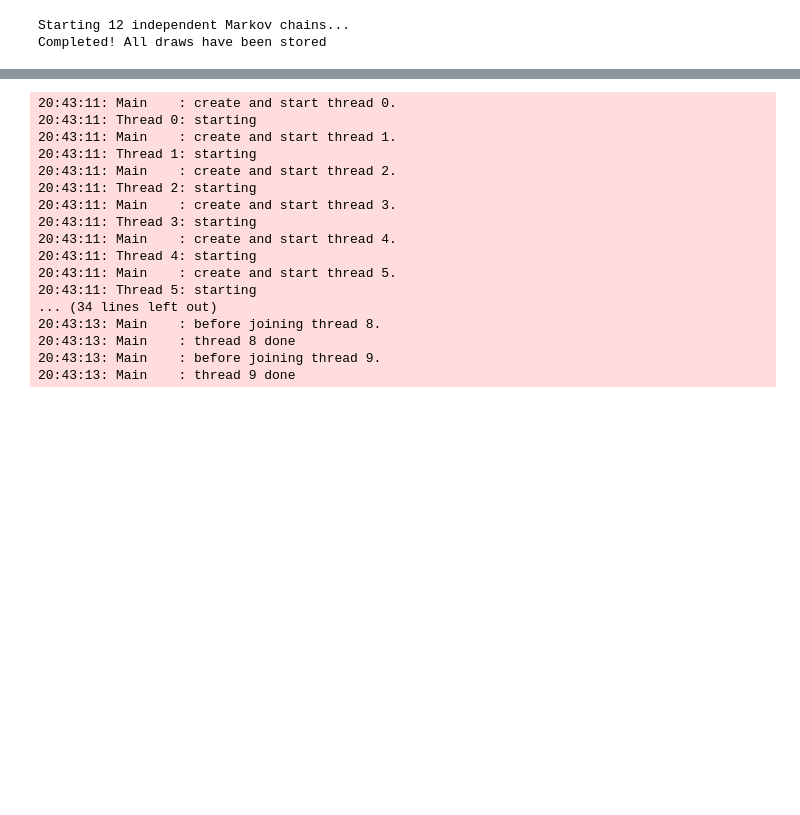
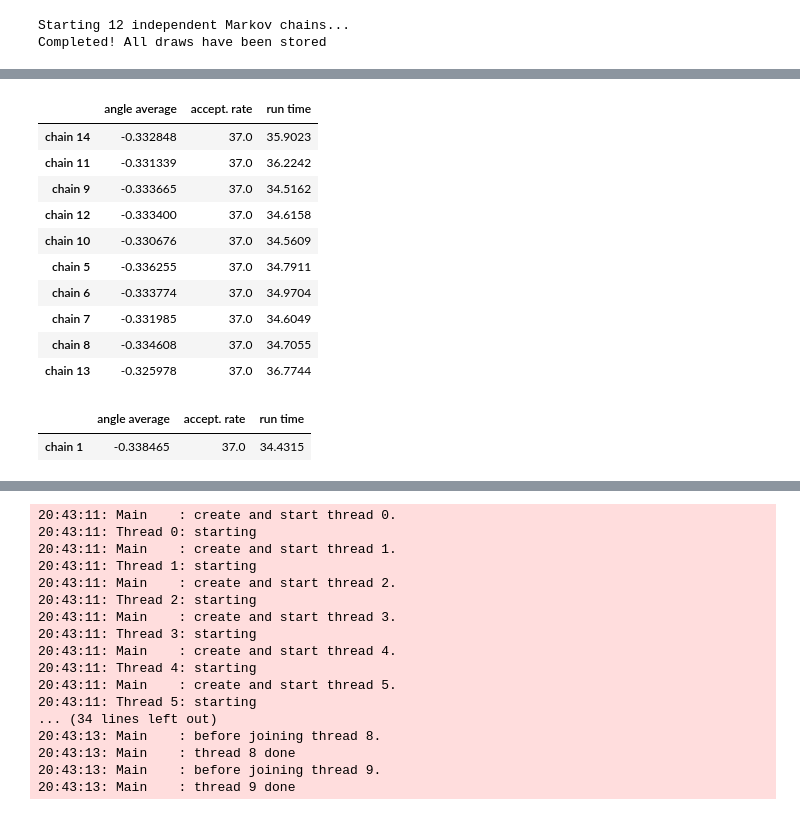
Before and after one commit to PietropaoloFrisoni/MCMC_16_cells_spinfoam, a Jupyter notebook: Python_interface.ipynb, the cells around one changed output, grey strips where cells are left out. Drawn from its saved outputs; the diff is of its cells as text; code cells hidden in the pictures; blank space fills up the shorter version.

```diff
--- a/Python_interface.ipynb
+++ b/Python_interface.ipynb
@@ -132,0 +193,24 @@ for t in threads:
+# %%
+import glob
+import pandas as pd
+
+glued_data = pd.DataFrame()
+for file_name in glob.glob("/home/frisus95/Scrivania/Final_project/data_folder/angles_operator/j_1/tmp/N_1000000__sigma_0.35__burnin_10_chain_"+'*.csv'):
+    x = pd.read_csv(file_name, index_col=0, low_memory=False)
+    glued_data = pd.concat([glued_data, x], ignore_index=False)
+
+glued_data.to_csv("/home/frisus95/Scrivania/Final_project/data_folder/angles_operator/j_1/tmp/combined.csv", index=True)
+# %%
+glued_data
+# %% [output]
+|  | angle average | accept. rate | run time |
+| chain 14 | -0.332848 | 37.0 | 35.9023 |
+| chain 11 | -0.331339 | 37.0 | 36.2242 |
+| chain 9 | -0.333665 | 37.0 | 34.5162 |
+| chain 12 | -0.333400 | 37.0 | 34.6158 |
+| chain 10 | -0.330676 | 37.0 | 34.5609 |
+| chain 5 | -0.336255 | 37.0 | 34.7911 |
+| chain 6 | -0.333774 | 37.0 | 34.9704 |
+| chain 7 | -0.331985 | 37.0 | 34.6049 |
+| chain 8 | -0.334608 | 37.0 | 34.7055 |
+| chain 13 | -0.325978 | 37.0 | 36.7744 |
@@ -132,0 +222,5 @@ for t in threads:
+# %%
+df1
+# %% [output]
+|  | angle average | accept. rate | run time |
+| chain 1 | -0.338465 | 37.0 | 34.4315 |
```
Also changed, not shown: parts of 30 cells of this notebook, 8 other files.
